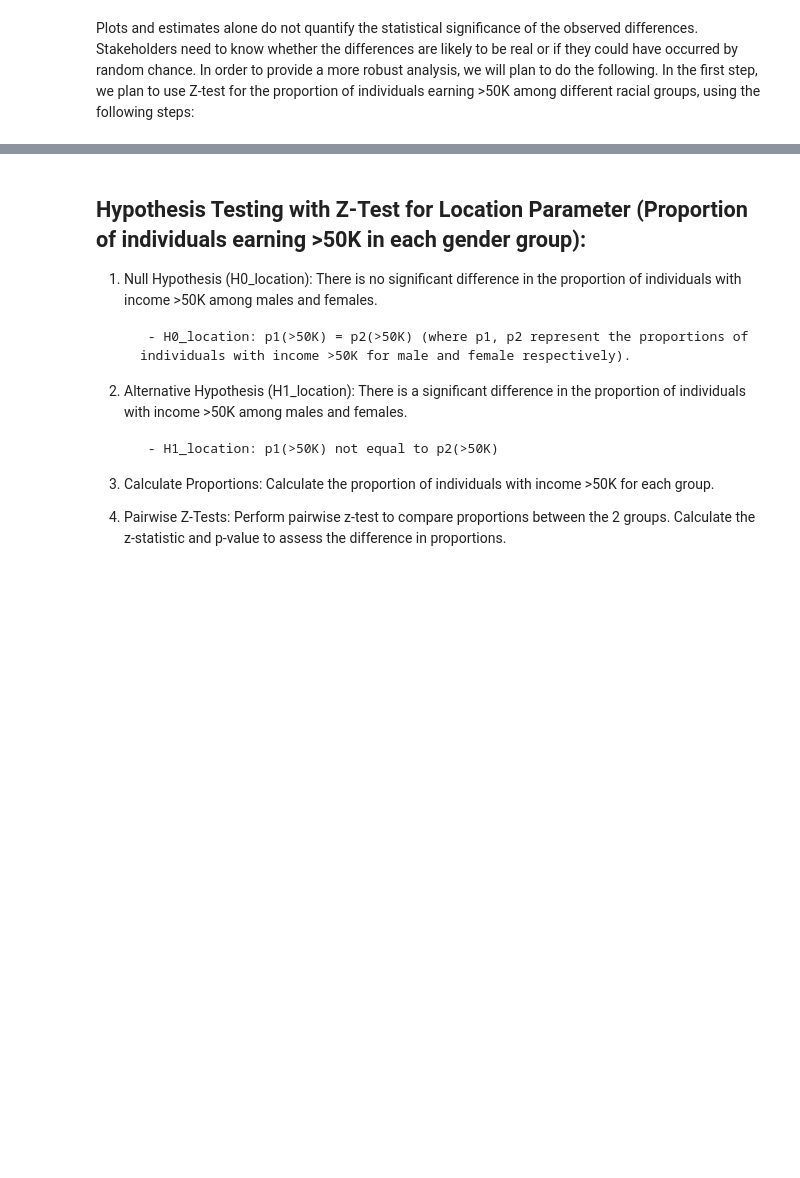
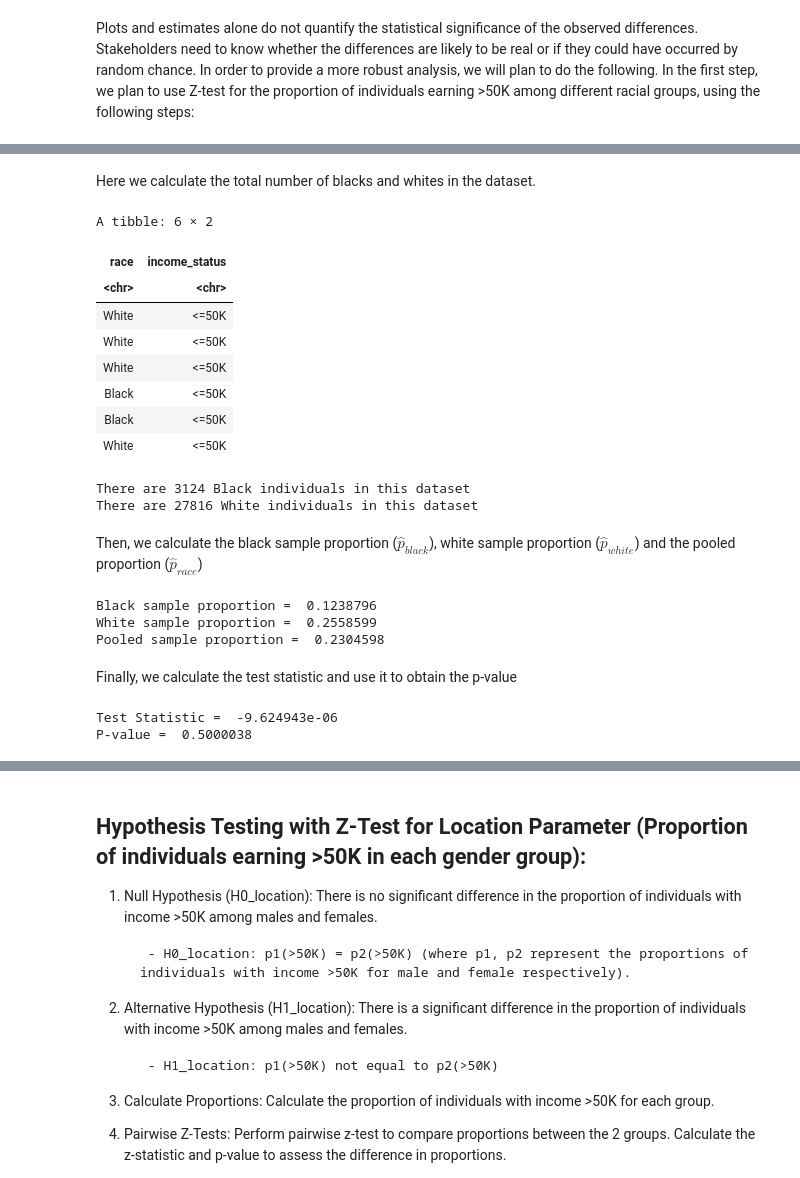
Before and after one commit to Praj-na/stat201-groupproject, a Jupyter notebook: Project-G14.ipynb, the cells around one changed output, grey strips where cells are left out. Drawn from its saved outputs; the diff is of its cells as text; code cells hidden in the pictures; blank space fills up the shorter version.

```diff
--- a/Project-G14.ipynb
+++ b/Project-G14.ipynb
@@ -224,0 +272,59 @@ Our next step would be repeating this process for sex, as our second parameter.
+# %% [markdown]
+Here we calculate the total number of blacks and whites in the dataset.
+# %%
+income_race <- income %>%
+    select(race, income_status)
+head(income_race)
+
+n_black <- sum(income_race$race == "Black")
+n_white <- sum(income_race$race == "White")
+
+cat("There are", n_black, "Black individuals in this dataset\n")
+cat("There are", n_white, "White individuals in this dataset\n")
+# %% [output]
+A tibble: 6 × 2
+| race | income_status |
+| <chr> | <chr> |
+| White | <=50K |
+| White | <=50K |
+| White | <=50K |
+| Black | <=50K |
+| Black | <=50K |
+| White | <=50K |
+There are 3124 Black individuals in this dataset
+There are 27816 White individuals in this dataset
+# %% [markdown]
+Then, we calculate the black sample proportion ($\hat{p}_{black}$), white sample proportion ($\hat{p}_{white}$) and the pooled proportion ($\hat{p}_{race}$)
+# %%
+phat_black <- income_race %>%
+    filter(race == "Black", income_status == ">50K") %>%
+    summarize(phat = n()/n_black) %>%
+    pull()
+
+phat_white <- income_race %>%
+    filter(race == "White", income_status == ">50K") %>%
+    summarize(phat = n()/n_white) %>%
+    pull()
+
+phat_race <- (n_black*phat_black + n_white*phat_white) / nrow(income_race)
+
+cat("Black sample proportion = ", phat_black, "\n")
+cat("White sample proportion = ", phat_white, "\n")
+cat("Pooled sample proportion = ", phat_race)
+# %% [output]
+Black sample proportion =  0.1238796
+White sample proportion =  0.2558599
+Pooled sample proportion =  0.2304598
+# %% [markdown]
+Finally, we calculate the test statistic and use it to obtain the p-value
+# %%
+test_statistic_race <- (phat_black - phat_white) /
+    sqrt(phat_race*(1-phat_race))/nrow(income_race)
+
+p_value_race <- pnorm(test_statistic_race, lower.tail = FALSE)
+
+cat("Test Statistic = ", test_statistic_race, "\n")
+cat("P-value = ", p_value_race)
+# %% [output]
+Test Statistic =  -9.624943e-06
+P-value =  0.5000038
```
Also changed, not shown: parts of 11 cells of this notebook.
